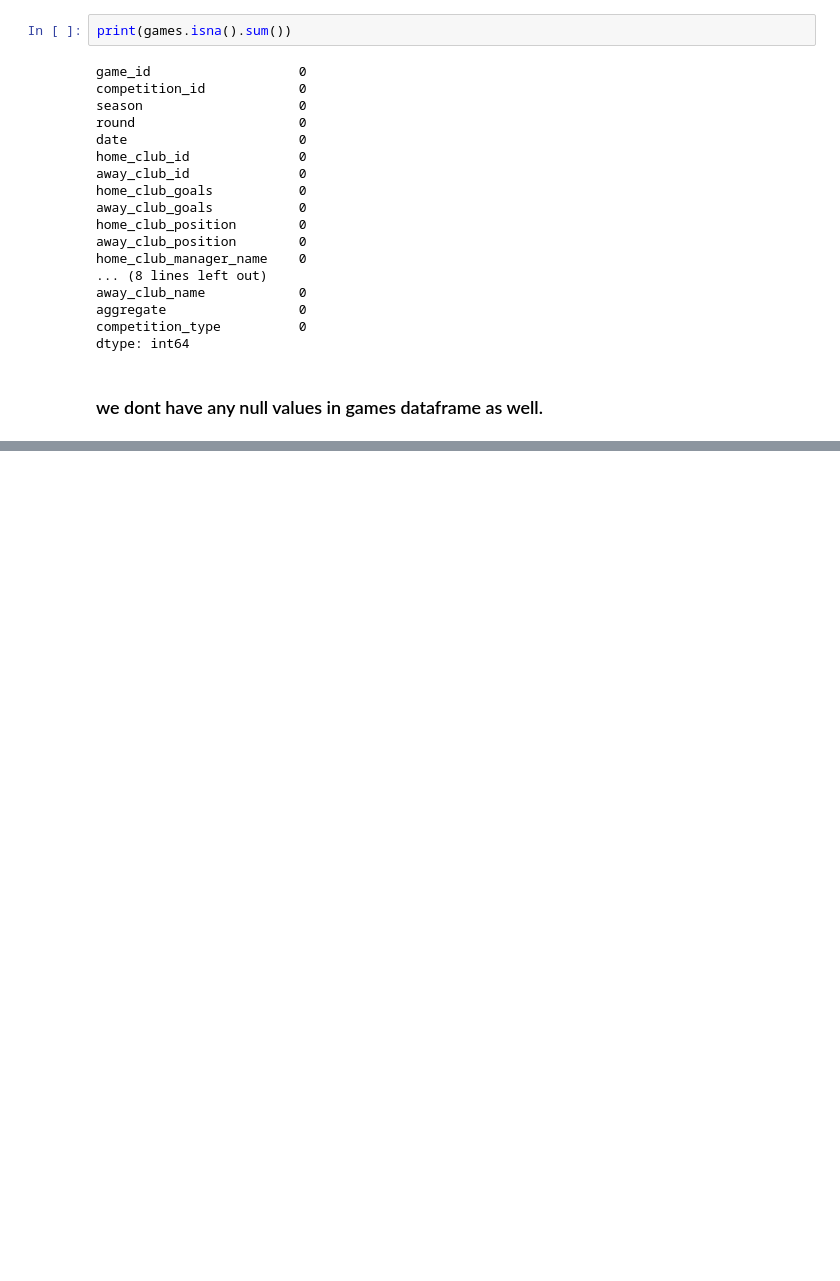
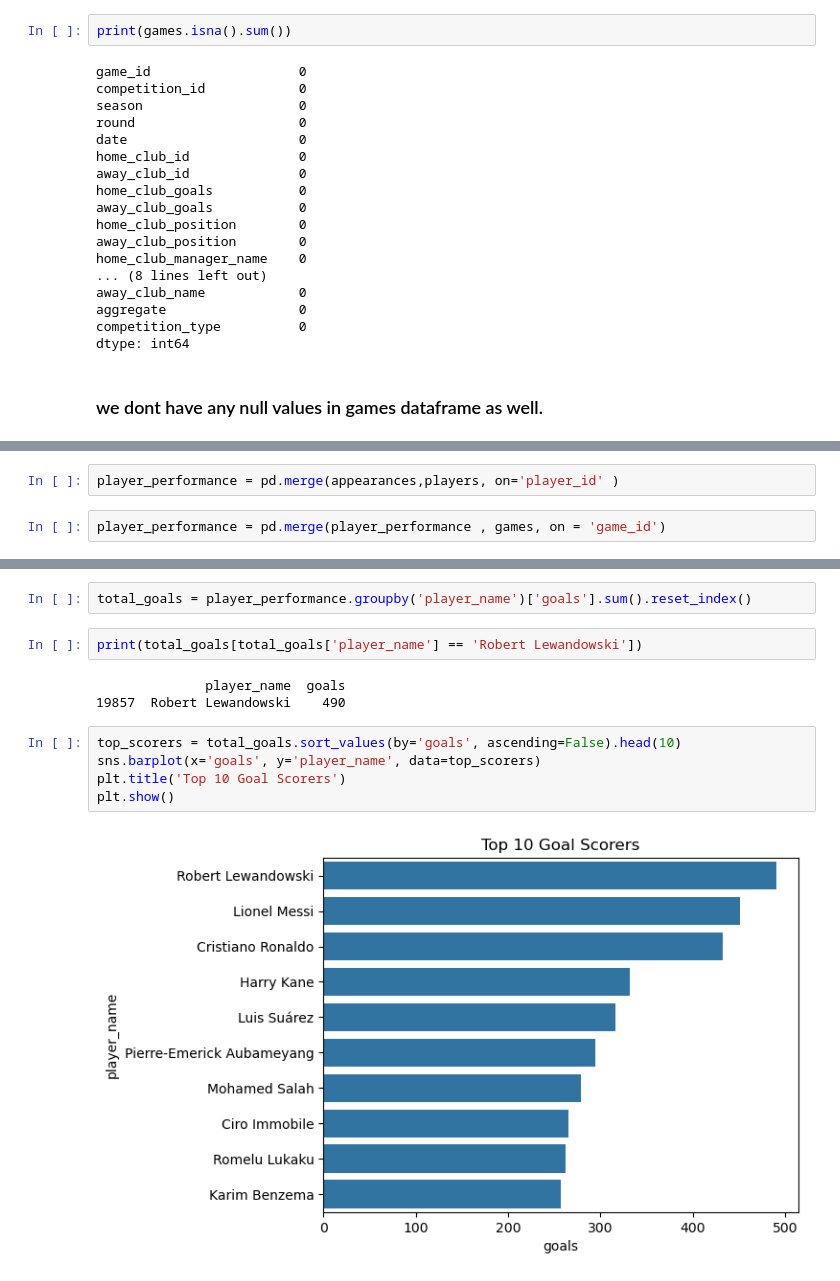
Before and after one commit to RajAdroja/Football-Data-Analysis, a Jupyter notebook: Football.ipynb, the cells around one changed output, grey strips where cells are left out. Saved outputs shown, nothing was run; the diff lists cells and outputs as text; blank space fills up the shorter version.

```diff
--- a/Football.ipynb
+++ b/Football.ipynb
@@ -475,0 +507,4 @@ dtype: int64
+# %%
+player_performance = pd.merge(appearances,players, on='player_id' )
+# %%
+player_performance = pd.merge(player_performance , games, on = 'game_id')
@@ -475,0 +745,14 @@ dtype: int64
+# %%
+total_goals = player_performance.groupby('player_name')['goals'].sum().reset_index()
+# %%
+print(total_goals[total_goals['player_name'] == 'Robert Lewandowski'])
+# %% [output]
+              player_name  goals
+19857  Robert Lewandowski    490
+# %%
+top_scorers = total_goals.sort_values(by='goals', ascending=False).head(10)
+sns.barplot(x='goals', y='player_name', data=top_scorers)
+plt.title('Top 10 Goal Scorers')
+plt.show()
+# %% [output]
+[figure, added]
```
Also changed, not shown: parts of 35 cells of this notebook.
